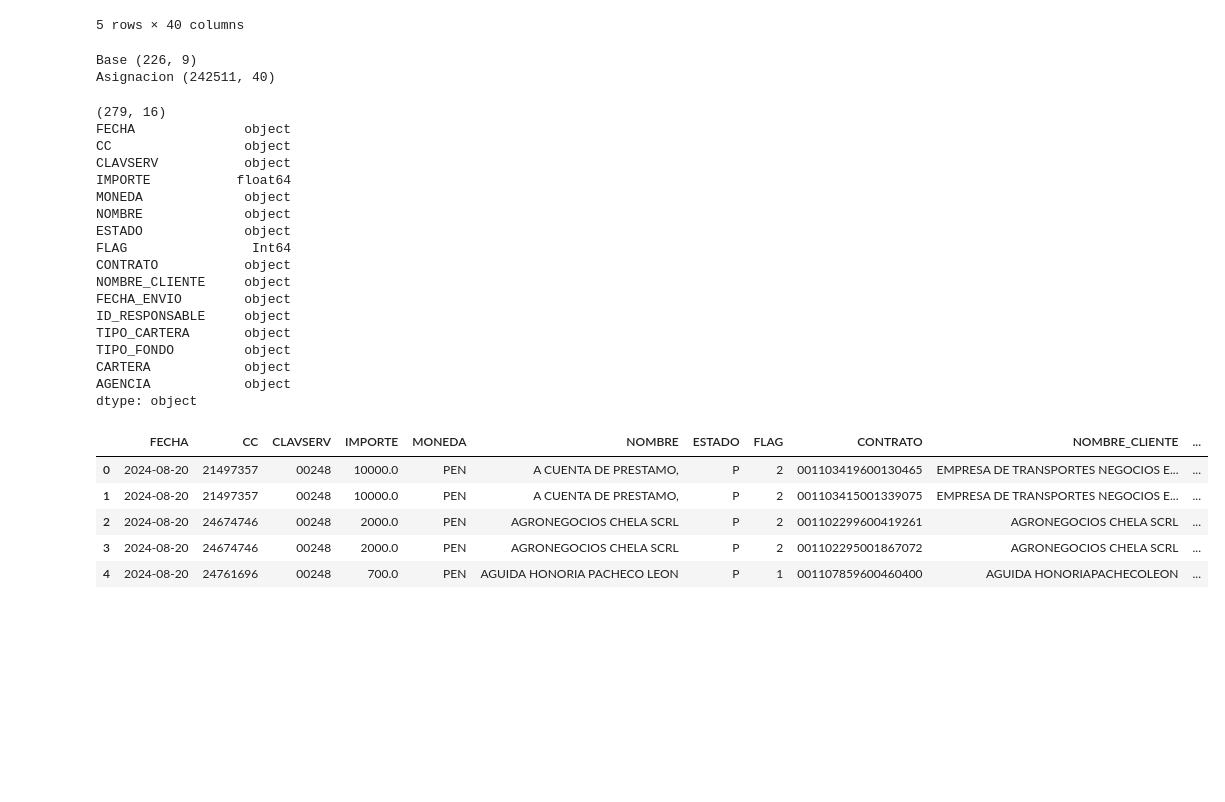
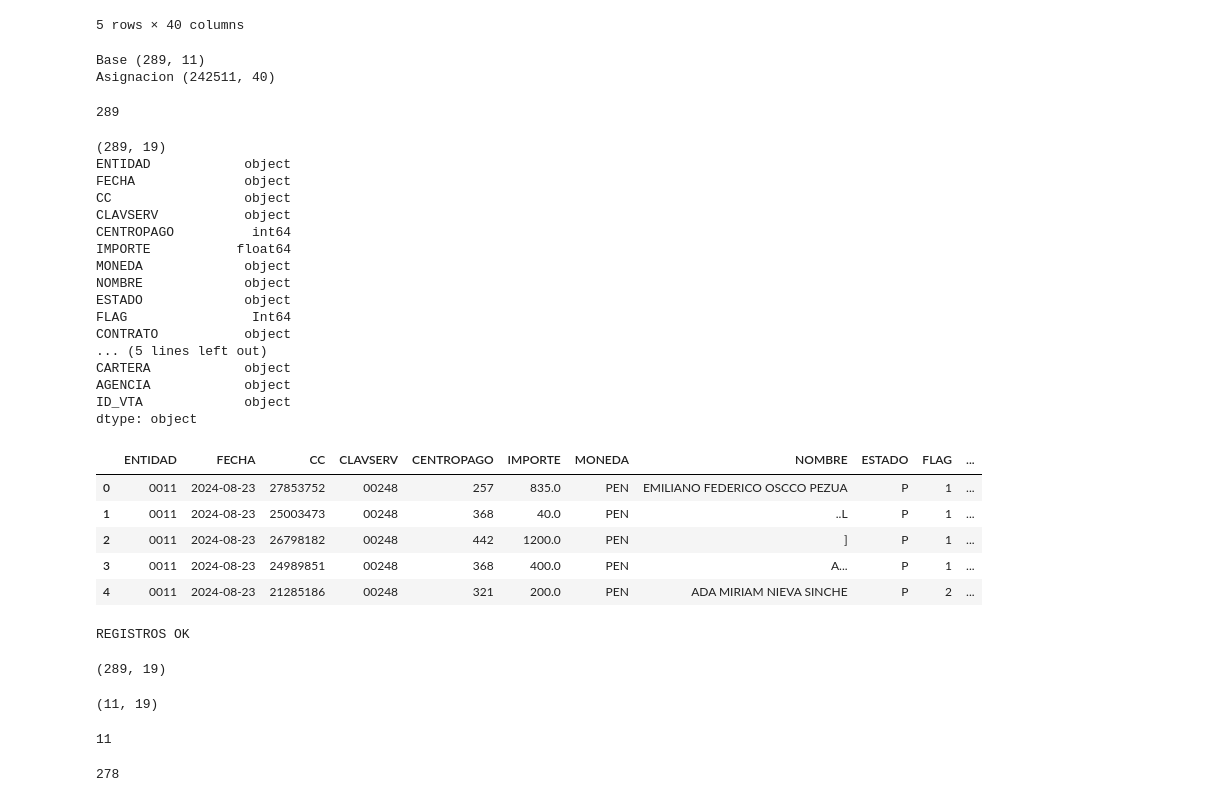
Before and after one commit to iriarteMirko/base-pagos, a Jupyter notebook: main.ipynb, the cells around one changed output. Saved outputs shown, nothing was run; the diff lists cells and outputs as text; code cells hidden in the pictures; blank space fills up the shorter version.

```diff
--- a/main.ipynb
+++ b/main.ipynb
@@ -110,7 +114,7 @@ fecha_formateada = fecha_formateada[:3] + fecha_formateada[3:].capitalize()
 df_base['FECHA_ENVIO'] = fecha_formateada.replace('.', '')
 df_base['ID_RESPONSABLE'] = 'MIV'
 
-cols_base = ['FECHA', 'CODCEN', 'CLAVSERV', 'IMPORTE', 'MONEDA', 'NOMBRE', 'ESTADO', 'FECHA_ENVIO', 'ID_RESPONSABLE']
+cols_base = ['Entidad', 'FECHA', 'CODCEN', 'CLAVSERV', 'CENTROPAGO', 'IMPORTE', 'MONEDA', 'NOMBRE', 'ESTADO', 'FECHA_ENVIO', 'ID_RESPONSABLE']
 df_base = df_base[cols_base]
 df_base = df_base.rename(columns={'CODCEN': 'CC'})
 
@@ -195,53 +203,88 @@ print('Base', df_base_test.shape)
 df_asignacion_test = df_asignacion.copy()
 print('Asignacion', df_asignacion_test.shape)
 # %% [output]
-Base (226, 9)
+Base (289, 11)
 Asignacion (242511, 40)
+# %%
+base_count = df_base_test.shape[0]
+base_count
+# %% [output]
+289
 # %%
 df_asignacion_test['codigo'] = df_asignacion_test['codigo'].astype('Int64').astype(str).str.zfill(8)
 
-cols_asignacion = ['codigo', 'ID_FLAG', 'cont_18', 'nombre', 'TIPO_CARTERA', 'TIPO_FONDO', 'clave', 'AGENCIA CORRECTA']
+cols_asignacion = ['codigo', 'ID_FLAG', 'cont_18', 'nombre', 'TIPO_CARTERA', 'TIPO_FONDO', 'clave', 'AGENCIA CORRECTA', 'ID_VTA.']
 df_base_test = df_base_test.merge(df_asignacion_test[cols_asignacion], left_on='CC', right_on='codigo', how='left')
 df_base_test = df_base_test.drop(columns=['codigo'])
-df_base_test = df_base_test.rename(columns={'ID_FLAG': 'FLAG', 'cont_18': 'CONTRATO', 'nombre': 'NOMBRE_CLIENTE', 'clave': 'CARTERA', 'AGENCIA CORRECTA': 'AGENCIA'})
+df_base_test = df_base_test.rename(columns={'Entidad':'ENTIDAD', 'ID_FLAG': 'FLAG', 'cont_18': 'CONTRATO', 'nombre': 'NOMBRE_CLIENTE', 'clave': 'CARTERA', 'AGENCIA CORRECTA': 'AGENCIA', 'ID_VTA.': 'ID_VTA'})
+
+df_base_test.drop_duplicates(subset=['CC', 'IMPORTE', 'MONEDA', 'NOMBRE'], keep='first', inplace=True)
 
 df_base_test['TIPO_CARTERA'] = df_base_test['TIPO_CARTERA'].fillna('NULL')
 df_base_test['TIPO_FONDO'] = df_base_test['TIPO_FONDO'].fillna('NULL')
 
 df_base_test['FLAG'] = df_base_test['FLAG'].astype('Int64')
 df_base_test['CONTRATO'] = df_base_test['CONTRATO'].apply(lambda x: str(int(x)).zfill(18) if pd.notna(x) else x)
+df_base_test['ENTIDAD'] = df_base_test['ENTIDAD'].astype('Int64').astype(str).str.zfill(4)
 
-cols_base_test = ['FECHA', 'CC', 'CLAVSERV', 'IMPORTE', 'MONEDA', 'NOMBRE', 'ESTADO', 'FLAG', 'CONTRATO', 'NOMBRE_CLIENTE', 'FECHA_ENVIO', 'ID_RESPONSABLE', 'TIPO_CARTERA', 'TIPO_FONDO', 'CARTERA', 'AGENCIA']
+cols_base_test = ['ENTIDAD', 'FECHA', 'CC', 'CLAVSERV', 'CENTROPAGO', 'IMPORTE', 'MONEDA', 'NOMBRE', 'ESTADO', 'FLAG', 'CONTRATO', 'NOMBRE_CLIENTE', 'FECHA_ENVIO', 'ID_RESPONSABLE', 'TIPO_CARTERA', 'TIPO_FONDO', 'CARTERA', 'AGENCIA', 'ID_VTA']
 df_base_test = df_base_test[cols_base_test]
 
 print(df_base_test.shape)
 print(df_base_test.dtypes)
 df_base_test.head(5)
 # %% [output]
-(279, 16)
+(289, 19)
+ENTIDAD            object
 FECHA              object
 CC                 object
 CLAVSERV           object
+CENTROPAGO          int64
 IMPORTE           float64
 MONEDA             object
 NOMBRE             object
 ESTADO             object
 FLAG                Int64
 CONTRATO           object
-NOMBRE_CLIENTE     object
-FECHA_ENVIO        object
-ID_RESPONSABLE     object
-TIPO_CARTERA       object
-TIPO_FONDO         object
+... (5 lines left out)
 CARTERA            object
 AGENCIA            object
+ID_VTA             object
 dtype: object
-|  | FECHA | CC | CLAVSERV | IMPORTE | MONEDA | NOMBRE | ESTADO | FLAG | CONTRATO | NOMBRE_CLIENTE | ... |
-| 0 | 2024-08-20 | 21497357 | 00248 | 10000.0 | PEN | A CUENTA DE PRESTAMO, | P | 2 | 001103419600130465 | EMPRESA DE TRANSPORTES NEGOCIOS E... | ... |
-| 1 | 2024-08-20 | 21497357 | 00248 | 10000.0 | PEN | A CUENTA DE PRESTAMO, | P | 2 | 001103415001339075 | EMPRESA DE TRANSPORTES NEGOCIOS E... | ... |
-| 2 | 2024-08-20 | 24674746 | 00248 | 2000.0 | PEN | AGRONEGOCIOS CHELA SCRL | P | 2 | 001102299600419261 | AGRONEGOCIOS CHELA SCRL | ... |
-| 3 | 2024-08-20 | 24674746 | 00248 | 2000.0 | PEN | AGRONEGOCIOS CHELA SCRL | P | 2 | 001102295001867072 | AGRONEGOCIOS CHELA SCRL | ... |
-| 4 | 2024-08-20 | 24761696 | 00248 | 700.0 | PEN | AGUIDA HONORIA PACHECO LEON | P | 1 | 001107859600460400 | AGUIDA HONORIAPACHECOLEON | ... |
+|  | ENTIDAD | FECHA | CC | CLAVSERV | CENTROPAGO | IMPORTE | MONEDA | NOMBRE | ESTADO | FLAG | ... |
+| 0 | 0011 | 2024-08-23 | 27853752 | 00248 | 257 | 835.0 | PEN | EMILIANO FEDERICO OSCCO PEZUA | P | 1 | ... |
+| 1 | 0011 | 2024-08-23 | 25003473 | 00248 | 368 | 40.0 | PEN | ..L | P | 1 | ... |
+| 2 | 0011 | 2024-08-23 | 26798182 | 00248 | 442 | 1200.0 | PEN | ] | P | 1 | ... |
+| 3 | 0011 | 2024-08-23 | 24989851 | 00248 | 368 | 400.0 | PEN | A... | P | 1 | ... |
+| 4 | 0011 | 2024-08-23 | 21285186 | 00248 | 321 | 200.0 | PEN | ADA MIRIAM NIEVA SINCHE | P | 2 | ... |
+# %%
+if base_count == df_base_test.shape[0]:
+    print('REGISTROS OK')
+elif base_count > df_base_test.shape[0]:
+    print('Se han perdido registros')
+else:
+    print('Se han duplicado registros: ', df_base_test.shape[0] - base_count)
+# %% [output]
+REGISTROS OK
+# %%
+df_base_test.shape
+# %% [output]
+(289, 19)
+# %%
+df_base_no_flag = df_base_test[df_base_test['FLAG'].isnull()]
+df_base_no_flag.shape
+# %% [output]
+(11, 19)
+# %%
+no_flag_count = df_base_no_flag.shape[0]
+no_flag_count
+# %% [output]
+11
+# %%
+flag_count = base_count - no_flag_count
+flag_count
+# %% [output]
+278
 # %%
 #################### MONOPRODUCTO ####################
 # %%
```
Also changed, not shown: parts of 40 cells of this notebook.
